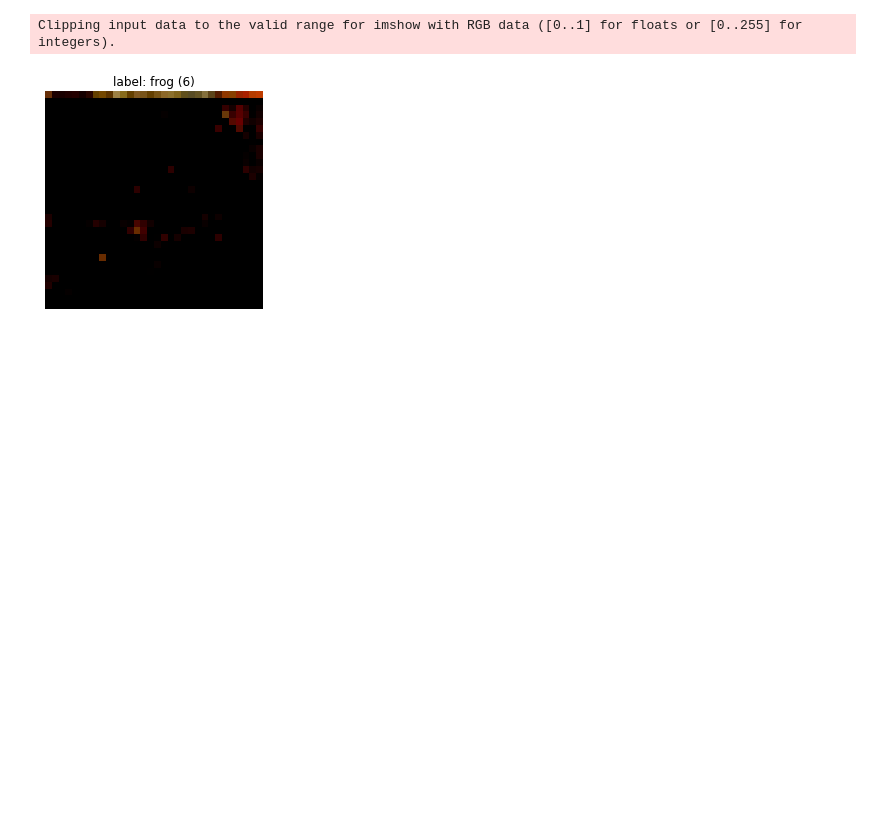
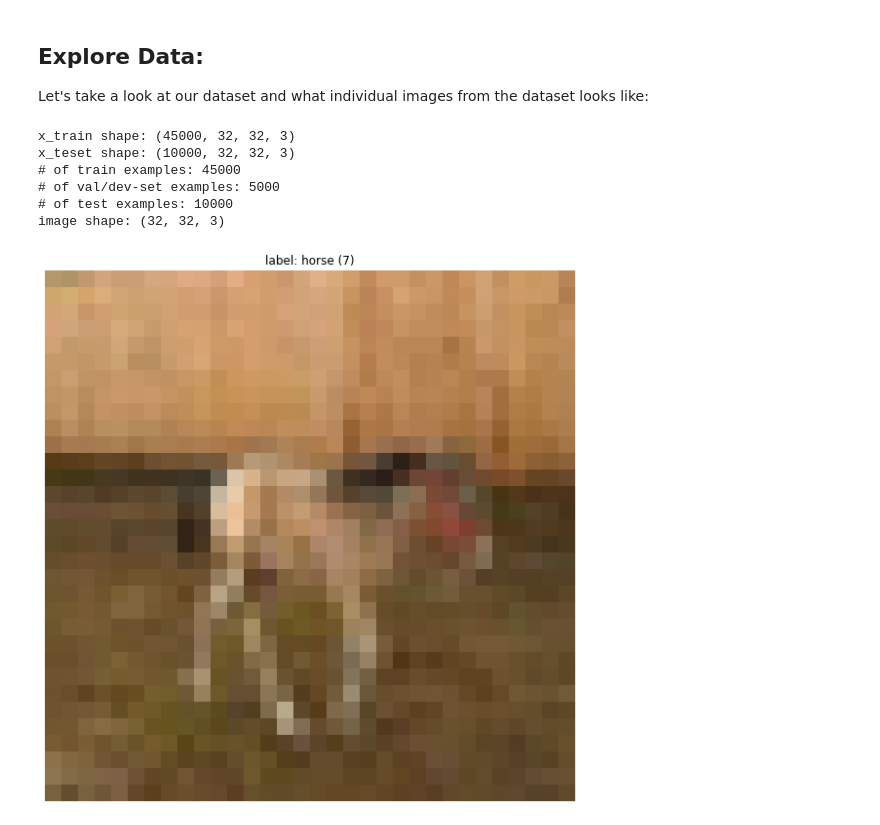
Before and after one commit to Deesus/recreate-resnet, a Jupyter notebook: ResNet-50.ipynb, the cells around one changed output. Drawn from its saved outputs; the diff is of its cells as text; code cells hidden in the pictures; blank space fills up the shorter version.

```diff
--- a/ResNet-50.ipynb
+++ b/ResNet-50.ipynb
@@ -35,0 +45,3 @@ image shape: (32, 32, 3)
+# %%
+x_train, x_val = x_train[:45000], x_train[45000:]
+y_train, y_val = y_train[:45000], y_train[45000:]
@@ -48,11 +62,3 @@ LABEL_NAMES = [
 ]
 
 NUM_CLASSES = len(LABEL_NAMES)
-# %%
-# Process Data:
-# TODO: we subtract TRAIN mean and divide by TRAIN std on the TEST distribution as well -- why?
-mean = np.mean(x_train)
-std = np.std(x_train)
-
-x_train = (x_train - mean) / std
-x_test = (x_test - mean) / std
@@ -63,16 +65,47 @@ y_test = tf.keras.utils.to_categorical(y_test, 10)
+# %% [markdown]
+## Explore Data:
+Let's take a look at our dataset and what individual images from the dataset looks like:
+# %%
+print('x_train shape:', x_train.shape)
+print('x_teset shape:', x_test.shape)
+
+m_train_examples = x_train.shape[0]
+m_val_examples = x_val.shape[0]
+m_test_examples = x_test.shape[0]
+
+print('# of train examples:', m_train_examples)
+print('# of val/dev-set examples:', m_val_examples)
+print('# of test examples:', m_test_examples)
+
+# Double check that the number of labels matches the number of data:
+assert m_train_examples == y_train.shape[0]
+assert m_val_examples == y_val.shape[0]
+assert m_test_examples == y_test.shape[0]
+
+
+image_shape = x_train.shape[1:]
+IMG_SIZE = image_shape[0]  # We'll use this constant for later. N.b. the height and width of CIFAR-10 images are equal.
+print('image shape:', image_shape)
+# %% [output]
+x_train shape: (45000, 32, 32, 3)
+x_teset shape: (10000, 32, 32, 3)
+# of train examples: 45000
+# of val/dev-set examples: 5000
+# of test examples: 10000
+image shape: (32, 32, 3)
 # %%
-# Explore data:
+# Let's grab a random image before we process the dataset:
+RAND_INDEX = np.random.randint(m_train_examples)
+example_img = x_train[RAND_INDEX]
 
-RAND_INDEX = np.random.randint(m_train_examples)
-label = np.argmax(y_train[RAND_INDEX]) # we use `argmax` since we converted the labels from list of ints to one-hot encoding
+label = np.argmax(y_train[RAND_INDEX])  # We use `argmax` since we converted the labels from list of ints to one-hot encoding
+img_title = f'label: {LABEL_NAMES[label]} ({label})'
 
-img = x_train[RAND_INDEX]
-img_title = 'label: %s (%s)' % (LABEL_NAMES[label], label)
-
-plt.imshow(img)
+# If we don't want to cast to int, then we would have to scale the data by 255 rather than by the STD (see above);
+# this is a Matplotlib thing -- it expects floats to be between 0-1:
+plt.imshow(example_img.astype('uint8'))
 plt.title(img_title)
 plt.axis('off')
 plt.show()
 # %% [output]
-Clipping input data to the valid range for imshow with RGB data ([0..1] for floats or [0..255] for integers).
-[figure, old version]
+[figure, new version]
```
Also changed, not shown: parts of 27 cells of this notebook, 2 other files.
